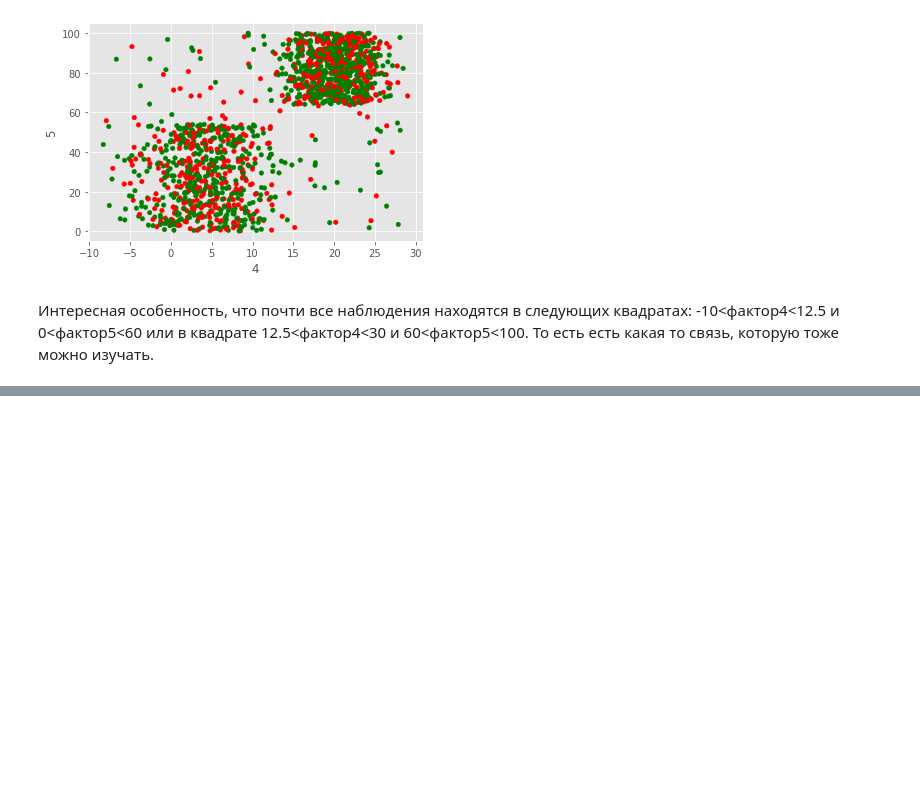
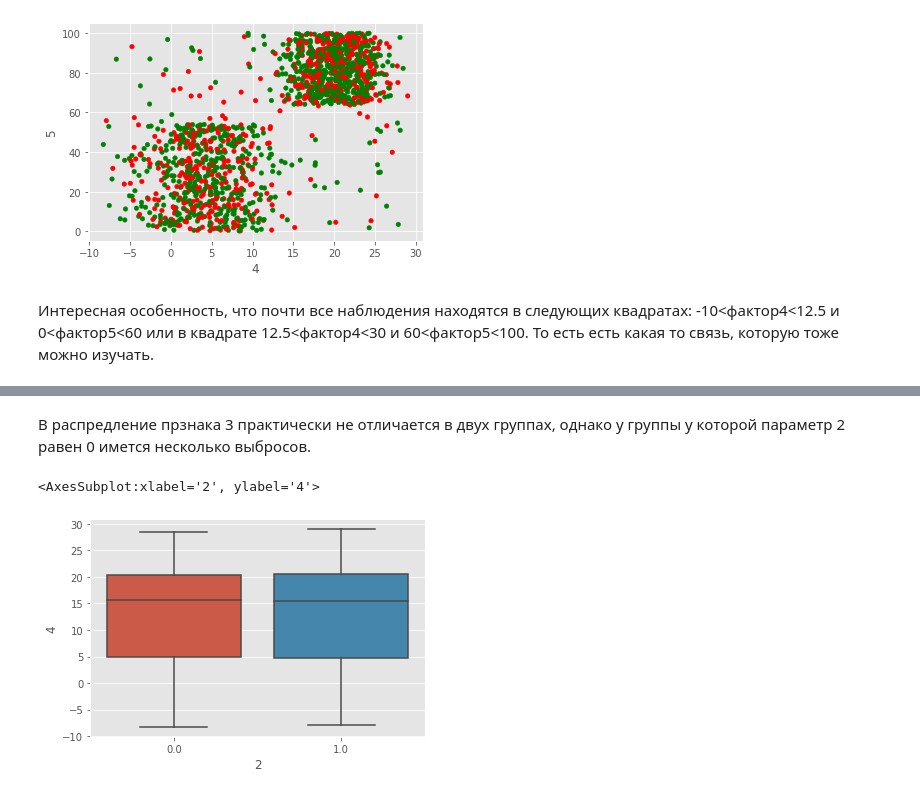
Before and after one commit to vladimirpirogov/hw_stat_IB, a Jupyter notebook: Pirogov_MHW_1_DA.ipynb, the cells around one changed output, grey strips where cells are left out. Saved outputs shown, nothing was run; the diff lists cells and outputs as text; code cells hidden in the pictures; blank space fills up the shorter version.

```diff
--- a/Pirogov_MHW_1_DA.ipynb
+++ b/Pirogov_MHW_1_DA.ipynb
@@ -131,0 +137,7 @@ df.plot.scatter(x='4', y='5', c=df['2'].replace(colors))
+# %% [markdown]
+В распредление прзнака 3 практически не отличается в двух группах, однако у группы у которой параметр 2 равен 0 имется несколько выбросов.
+# %%
+sns.boxplot(data = df, x = '2', y = '4')
+# %% [output]
+<AxesSubplot:xlabel='2', ylabel='4'>
+[figure, added]
```
Also changed, not shown: parts of 12 cells of this notebook.
